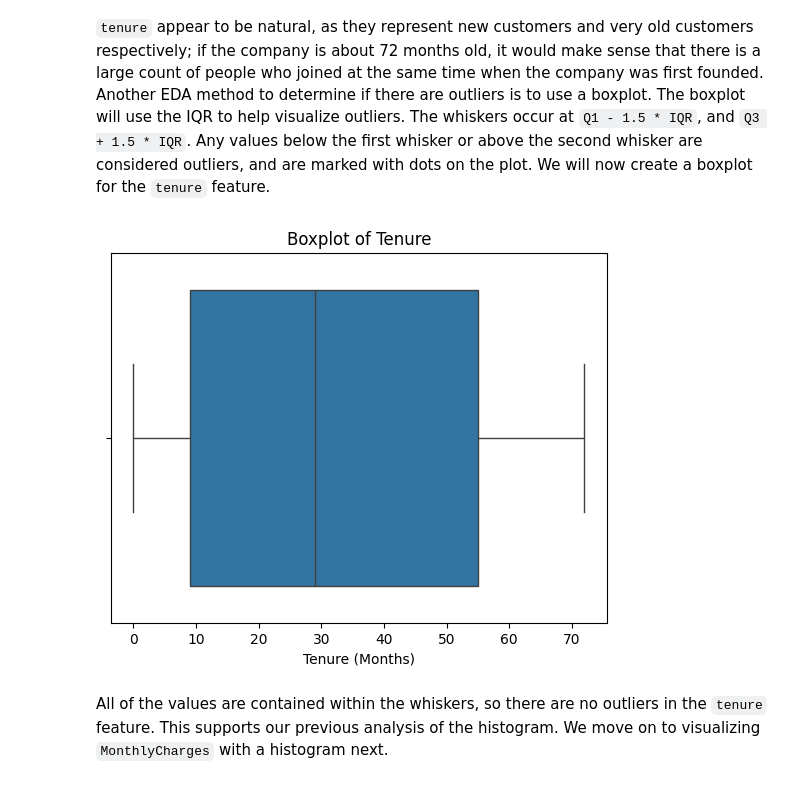
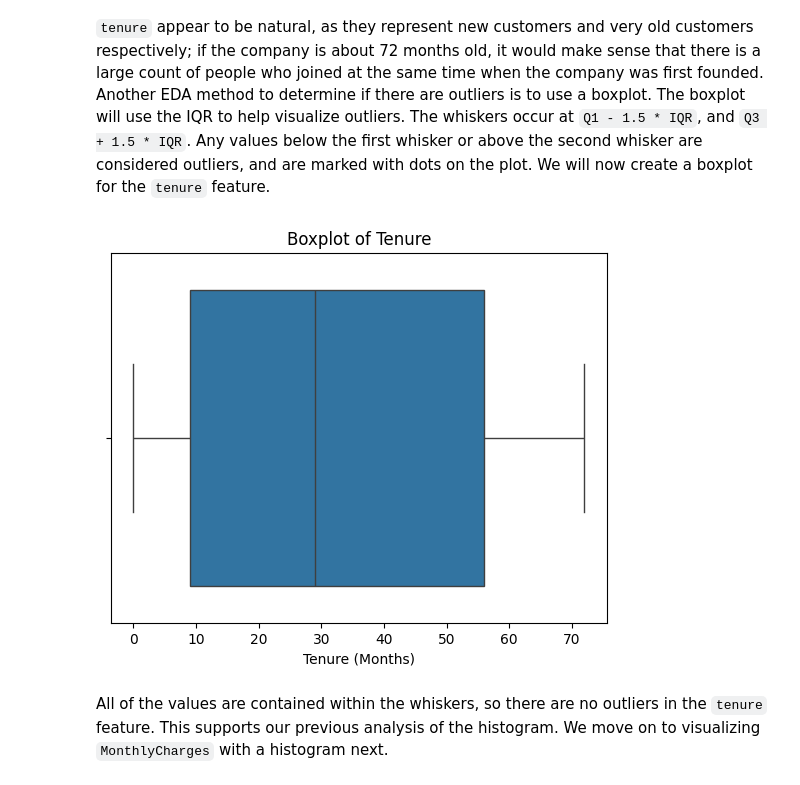
Before and after one commit to Natasa127/CSI4142-A3, a Jupyter notebook: Classification.ipynb, the cells around one changed output. Cells and saved outputs as stored; diff of their text form; code cells hidden in the pictures.

```diff
--- a/Classification.ipynb
+++ b/Classification.ipynb
@@ -879,12 +879,12 @@ plt.show()
 There are clearly no outliers in the `tenure` data. The values are distributed relatively evenly; there are no extreme values that are isolated. The large counts of low and high `tenure` appear to be natural, as they represent new customers and very old customers respectively; if the company is about 72 months old, it would make sense that there is a large count of people who joined at the same time when the company was first founded. Another EDA method to determine if there are outliers is to use a boxplot. The boxplot will use the IQR to help visualize outliers. The whiskers occur at `Q1 - 1.5 * IQR`, and `Q3 + 1.5 * IQR`. Any values below the first whisker or above the second whisker are considered outliers, and are marked with dots on the plot. We will now create a boxplot for the `tenure` feature.
 # %%
 # Create a boxplot for Tenure
-sns.boxplot(x=cleaned_telco_df["tenure"])
+sns.boxplot(x=train_telco_df["tenure"])
 plt.title("Boxplot of Tenure")
 plt.xlabel("Tenure (Months)")
 plt.show()
 # %% [output]
-[figure, old version]
+[figure, new version]
 # %% [markdown]
 All of the values are contained within the whiskers, so there are no outliers in the `tenure` feature. This supports our previous analysis of the histogram. We move on to visualizing `MonthlyCharges` with a histogram next.
 # %%
```
Also changed, not shown: parts of 18 cells of this notebook.
